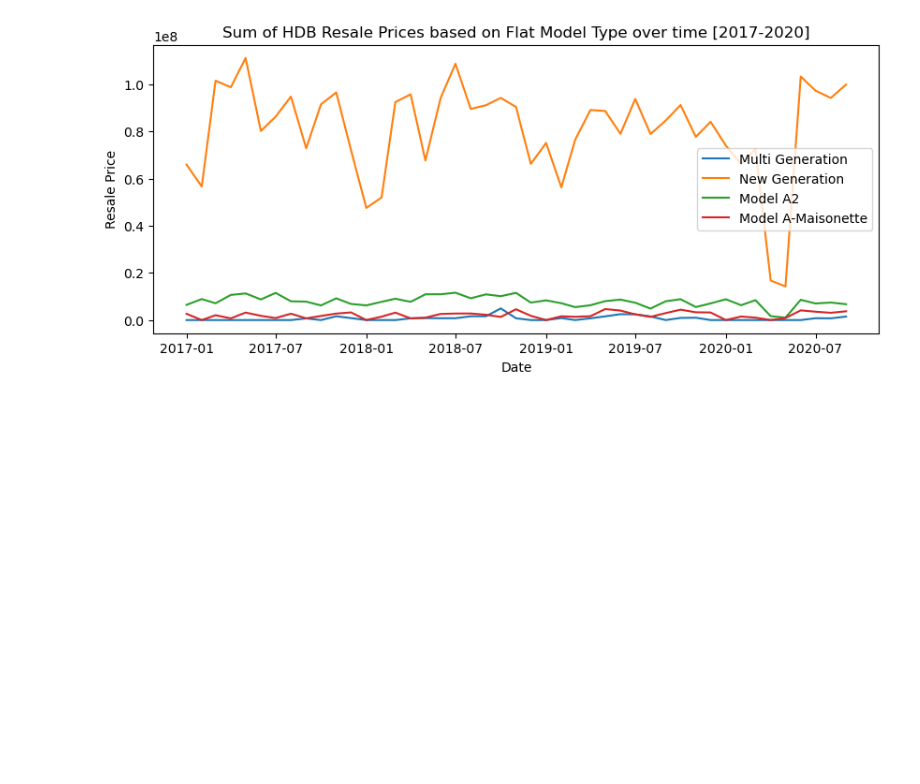
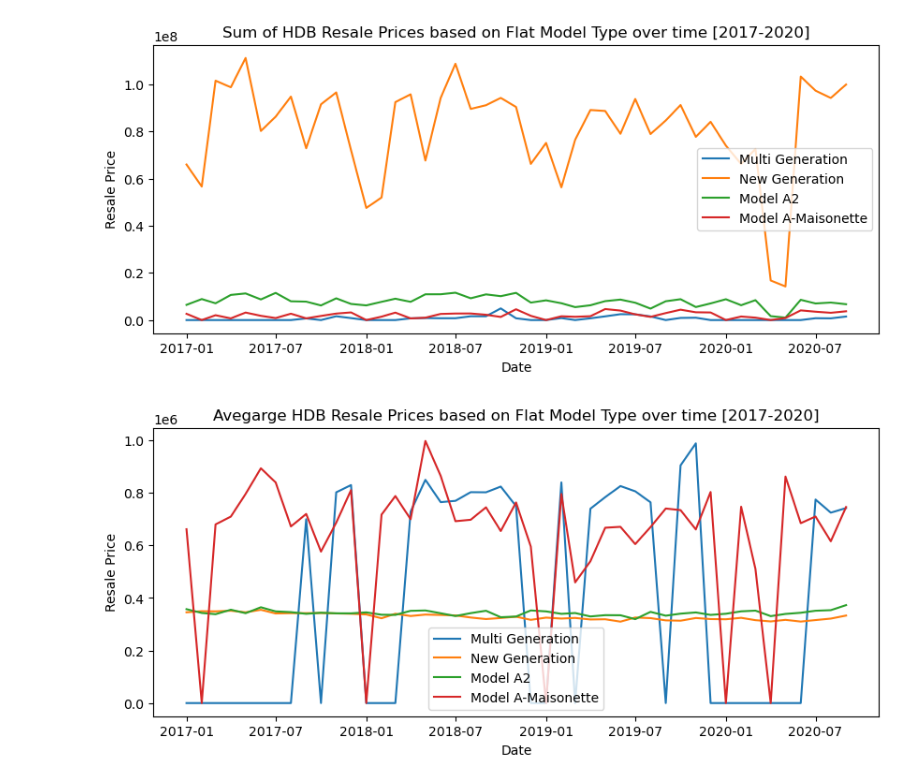
Before and after one commit to sura1128/hdb_resale_analytics, a Jupyter notebook: hdb_resales.ipynb, the cells around one changed output. Cells and saved outputs as stored; diff of their text form; code cells hidden in the pictures; blank space fills up the shorter version.

Commit message:
Adding the missing visualization.
For average resale prices based on flat model type.

```diff
--- a/hdb_resales.ipynb
+++ b/hdb_resales.ipynb
@@ -418,19 +418,21 @@ plt.show()
 # %%
 # the volume of sales can be tabulated using the sum of sales over the years
 avg_table = pd.pivot_table(df, values='resale_price', index=['month'], columns=['flat_model'], aggfunc="mean")
 avg_table = avg_table.fillna(0)
 
-s_dates = avg_table.index
+avg_dates = avg_table.index
 
 plt.figure(figsize=(10,4))
 plt.xlabel('Date')
 plt.ylabel('Resale Price')
-plt.title('Sum of HDB Resale Prices based on Flat Model Type over time [2017-2020]')
+plt.title('Avegarge HDB Resale Prices based on Flat Model Type over time [2017-2020]')
 
 # let's say we want to see the trend for only certain model types
 models = ["Multi Generation", "New Generation", "Model A2", "Model A-Maisonette"]
 for m in models:
-    plt.plot(sum_dates, sum_table[m], label=m)
+    plt.plot(avg_dates, avg_table[m], label=m)
 
 plt.legend()
 plt.show()
+# %% [output]
+[figure, added]
```
